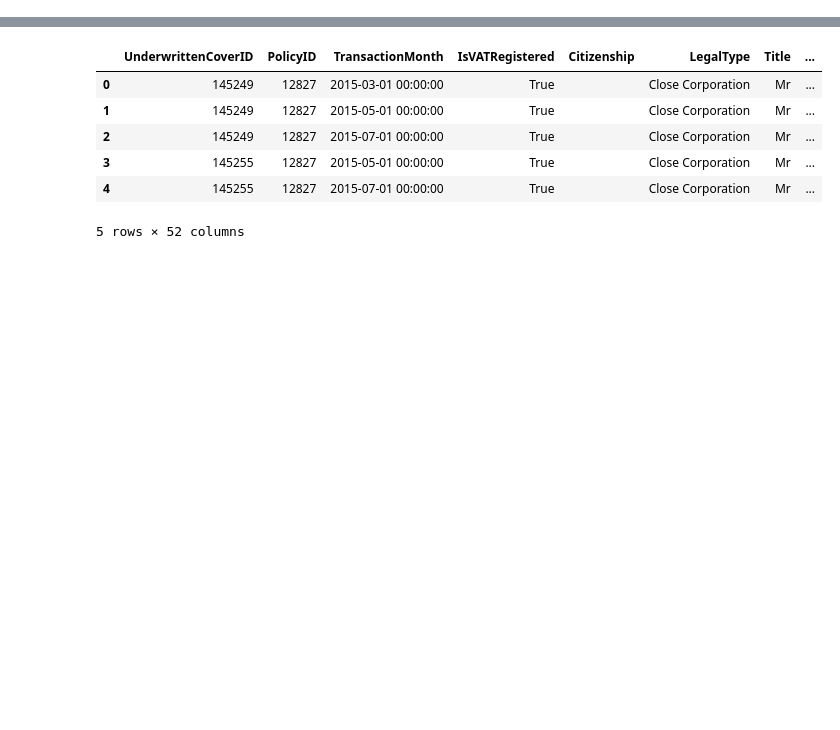
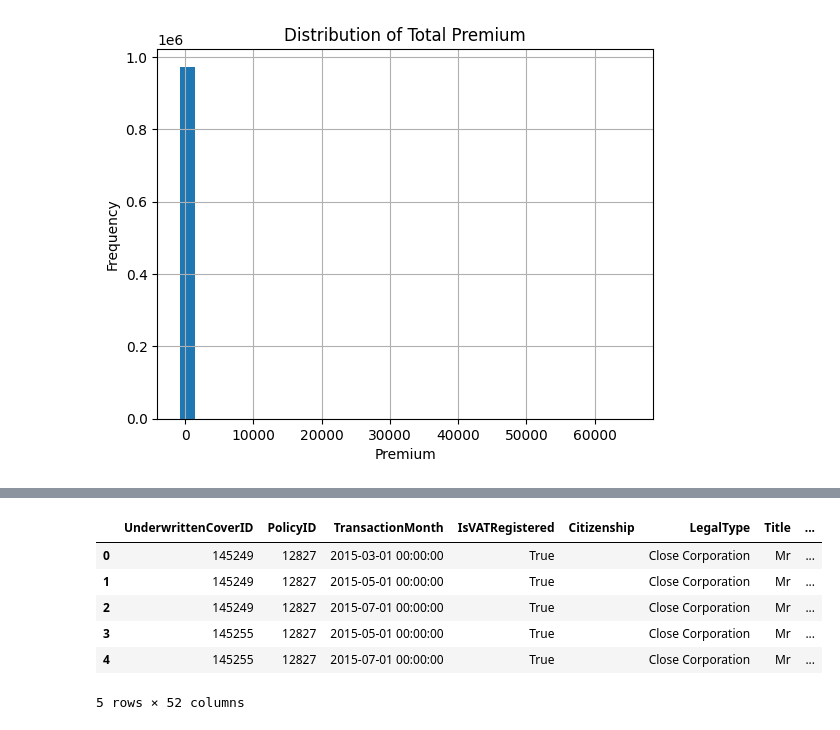
Before and after one commit to Kassa-Mamo/Insurance-Data-Analysis, a Jupyter notebook: notebooks/Insurance-analysis.ipynb, the cells around one changed output, grey strips where cells are left out. Drawn from its saved outputs; the diff is of its cells as text; code cells hidden in the pictures; blank space fills up the shorter version.

Commit message:
Updated Insurance analysis notebook

```diff
--- a/notebooks/Insurance-analysis.ipynb
+++ b/notebooks/Insurance-analysis.ipynb
@@ -0,0 +42,11 @@
+# %%
+import pandas as pd
+
+# Load the data with the correct delimiter
+data = pd.read_csv(
+    'C:\\Users\\user\\Desktop\\10 Academy - W 3\\Insurance-Data-Analysis\\Data\\MachineLearningRating_v3.csv',
+    delimiter='|'
+)
+
+# Check the columns again
+print(data.columns)
@@ -0,0 +68,11 @@
+# %%
+if 'TotalPremium' in data.columns:
+    data['TotalPremium'].hist(bins=30)
+    plt.title("Distribution of Total Premium")
+    plt.xlabel("Premium")
+    plt.ylabel("Frequency")
+    plt.show()
+else:
+    print("The column 'TotalPremium' does not exist in the dataset.")
+# %% [output]
+[figure, added]
```
Also changed, not shown: parts of 22 cells of this notebook.
